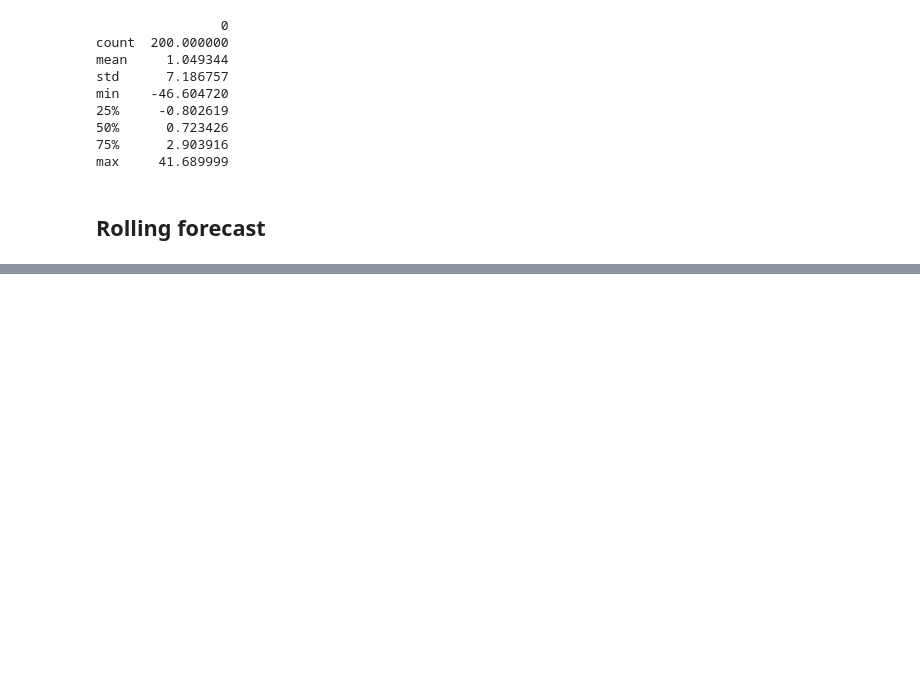
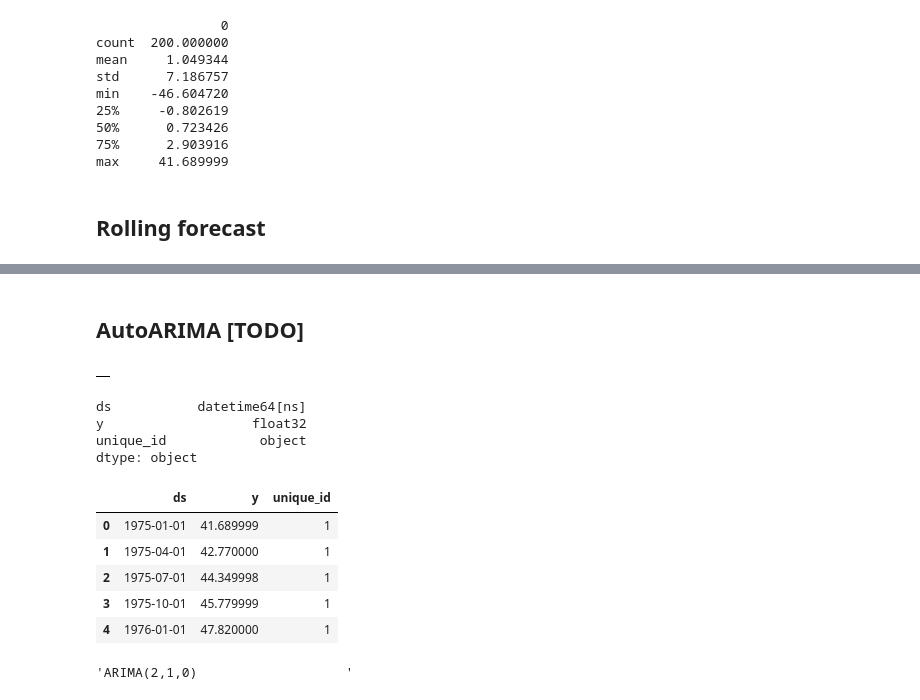
Before and after one commit to KrzysztofGG/EksploracjaDanych, a Jupyter notebook: SecondAnalysis/arima-analysis.ipynb, the cells around one changed output, grey strips where cells are left out. Cells and saved outputs as stored; diff of their text form; code cells hidden in the pictures; blank space fills up the shorter version.

```diff
--- a/SecondAnalysis/arima-analysis.ipynb
+++ b/SecondAnalysis/arima-analysis.ipynb
@@ -143,0 +150,2 @@ Test MAPE: 0.013
+# %% [markdown]
+## AutoARIMA [TODO]
@@ -143,0 +156,22 @@ Test MAPE: 0.013
+# %%
+autoarima_df = pd.DataFrame()
+autoarima_df.head()
+# %% [output]
+|  |
+# %%
+autoarima_df["ds"] = df.index
+autoarima_df["y"] = df["value"].values
+autoarima_df["unique_id"] = "1"
+print(autoarima_df.dtypes)
+autoarima_df.head()
+# %% [output]
+ds           datetime64[ns]
+y                   float32
+unique_id            object
+dtype: object
+|  | ds | y | unique_id |
+| 0 | 1975-01-01 | 41.689999 | 1 |
+| 1 | 1975-04-01 | 42.770000 | 1 |
+| 2 | 1975-07-01 | 44.349998 | 1 |
+| 3 | 1975-10-01 | 45.779999 | 1 |
+| 4 | 1976-01-01 | 47.820000 | 1 |
@@ -143,0 +182,7 @@ Test MAPE: 0.013
+# %%
+models = [AutoARIMA(seasonal=False)]
+sf = StatsForecast(models=models, freq='Q')
+sf.fit(df=Y_train_df)
+arima_string(sf.fitted_[0,0].model_)
+# %% [output]
+'ARIMA(2,1,0)                   '
```
Also changed, not shown: parts of 8 cells of this notebook.
